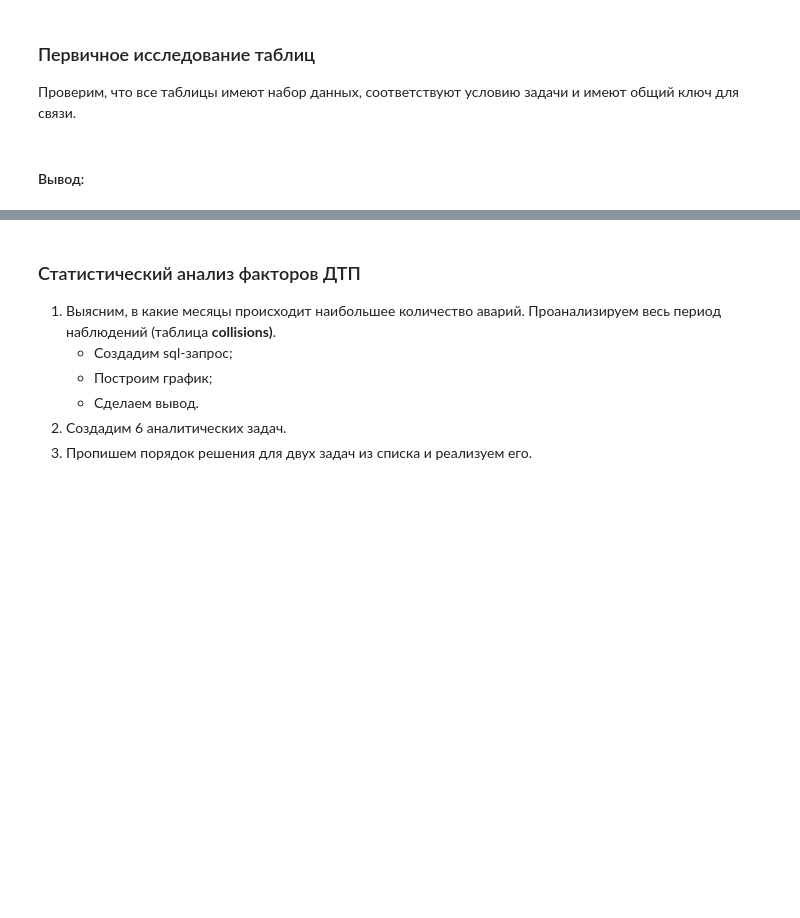
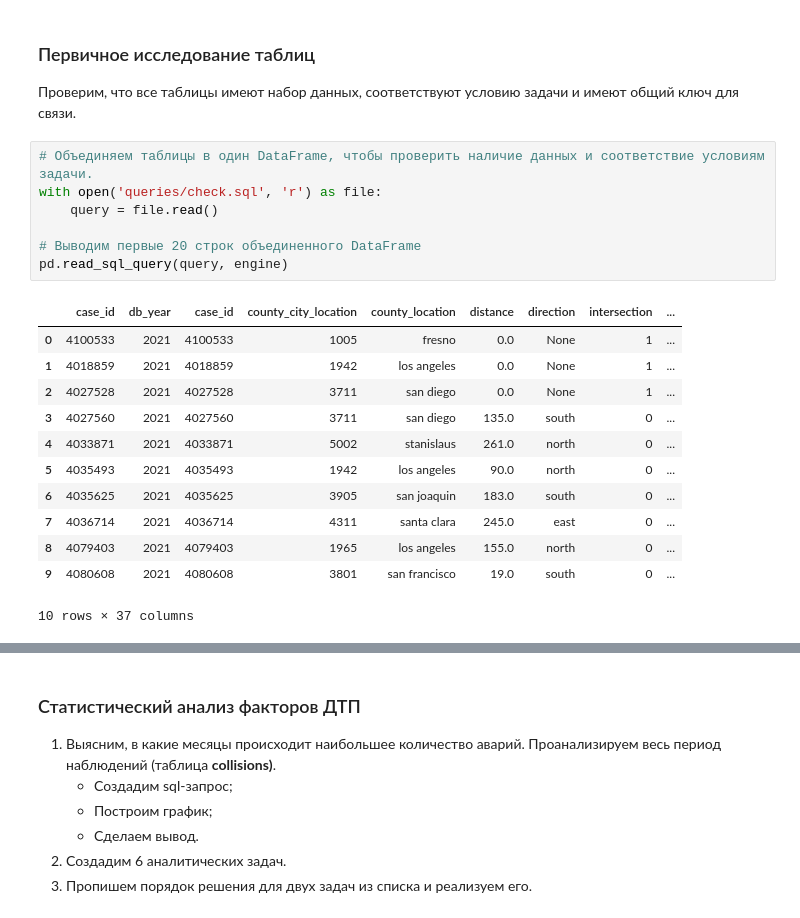
Before and after one commit to Moncervers/car_accident_prediction, a Jupyter notebook: project_notebook.ipynb, the cells around one changed output, grey strips where cells are left out. Saved outputs shown, nothing was run; the diff lists cells and outputs as text; blank space fills up the shorter version.

```diff
--- a/project_notebook.ipynb
+++ b/project_notebook.ipynb
@@ -128,5 +128,23 @@ engine = create_engine(connection_string)
 ### Первичное исследование таблиц
 
 Проверим, что все таблицы имеют набор данных, соответствуют условию задачи и имеют общий ключ для связи.
-# %% [markdown]
-#### Вывод:
+# %%
+# Объединяем таблицы в один DataFrame, чтобы проверить наличие данных и соответствие условиям задачи.
+with open('queries/check.sql', 'r') as file:
+    query = file.read()
+
+# Выводим первые 20 строк объединенного DataFrame
+pd.read_sql_query(query, engine)
+# %% [output]
+|  | case_id | db_year | case_id | county_city_location | county_location | distance | direction | intersection | ... |
+| 0 | 4100533 | 2021 | 4100533 | 1005 | fresno | 0.0 | None | 1 | ... |
+| 1 | 4018859 | 2021 | 4018859 | 1942 | los angeles | 0.0 | None | 1 | ... |
+| 2 | 4027528 | 2021 | 4027528 | 3711 | san diego | 0.0 | None | 1 | ... |
+| 3 | 4027560 | 2021 | 4027560 | 3711 | san diego | 135.0 | south | 0 | ... |
+| 4 | 4033871 | 2021 | 4033871 | 5002 | stanislaus | 261.0 | north | 0 | ... |
+| 5 | 4035493 | 2021 | 4035493 | 1942 | los angeles | 90.0 | north | 0 | ... |
+| 6 | 4035625 | 2021 | 4035625 | 3905 | san joaquin | 183.0 | south | 0 | ... |
+| 7 | 4036714 | 2021 | 4036714 | 4311 | santa clara | 245.0 | east | 0 | ... |
+| 8 | 4079403 | 2021 | 4079403 | 1965 | los angeles | 155.0 | north | 0 | ... |
+| 9 | 4080608 | 2021 | 4080608 | 3801 | san francisco | 19.0 | south | 0 | ... |
+10 rows × 37 columns
```
Also changed, not shown: parts of 36 cells of this notebook, 1 other file.
